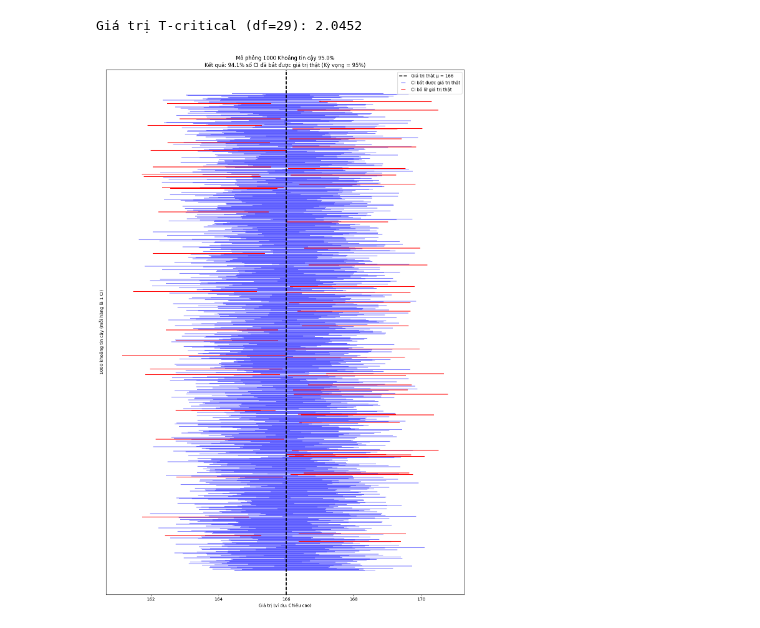
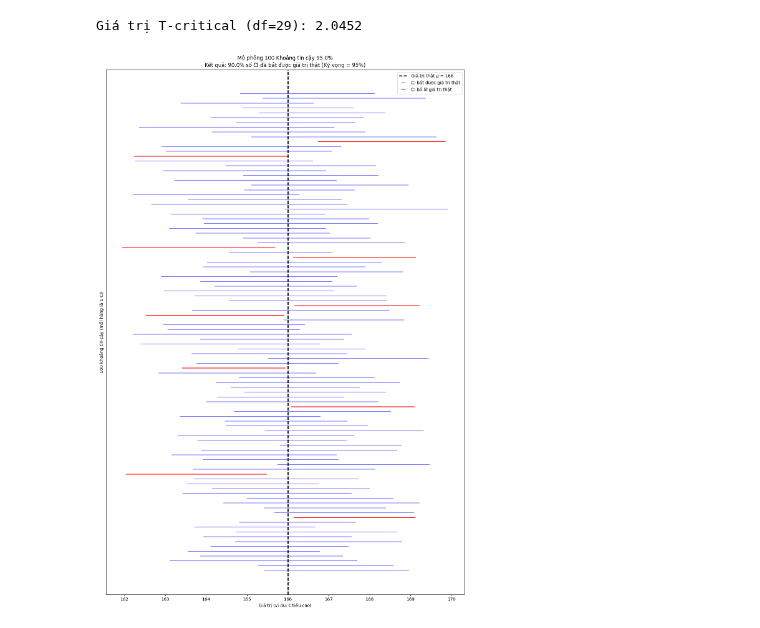
Before and after one commit to tommyto050185/ai-engineer, a Jupyter notebook: Lession/Bai-13/Research_Test_ConfidenceInterval.ipynb, the cells around one changed output. Drawn from its saved outputs; the diff is of its cells as text; code cells hidden in the pictures.

```diff
--- a/Lession/Bai-13/Research_Test_ConfidenceInterval.ipynb
+++ b/Lession/Bai-13/Research_Test_ConfidenceInterval.ipynb
@@ -9,7 +9,7 @@ POPULATION_MEAN = 166  # Giá trị "thật" của tổng thể (μ)
 POPULATION_STD = 5     # Độ lệch chuẩn "thật" của tổng thể (σ)
 
 N_SAMPLES = 30         # Kích thước của MỖI mẫu (n=30)
-N_SIMULATIONS = 1000   # Số lần mô phỏng (tính 1000 CIs)
+N_SIMULATIONS = 100   # Số lần mô phỏng (tính 1000 CIs)
 CONFIDENCE_LEVEL = 0.95 # Mức tin cậy
 
 # Tính giá trị t-critical (dùng t-distribution vì chúng ta dùng std mẫu)
@@ -56,31 +56,31 @@ plt.figure(figsize=(12, 18))
 # Tách dữ liệu để vẽ
 # Các CI "bắt" đúng (màu xanh)
 if captured_cis_data:
     cap_means, cap_mes, cap_y = zip(*captured_cis_data)
     plt.errorbar(x=cap_means, y=cap_y, xerr=cap_mes, fmt='none', color='blue', alpha=0.5, label='CI bắt được giá trị thật')
 
 # Các CI "bỏ lỡ" (màu đỏ)
 if missed_cis_data:
     miss_means, miss_mes, miss_y = zip(*missed_cis_data)
     plt.errorbar(x=miss_means, y=miss_y, xerr=miss_mes, fmt='none', color='red', alpha=1.0, label='CI bỏ lỡ giá trị thật')
 
 # Vẽ đường "Sự thật" (Population Mean)
 plt.axvline(x=POPULATION_MEAN, color='black', linestyle='--', linewidth=2, label=f'Giá trị thật μ = {POPULATION_MEAN}')
 
 # Tính toán tỷ lệ
 percent_captured = (captured_count / N_SIMULATIONS) * 100
 
 # Định dạng biểu đồ
 plt.yticks([], []) # Ẩn 1000 con số trên trục Y cho đỡ rối
 plt.xlabel('Giá trị (ví dụ: Chiều cao)')
 plt.ylabel(f'{N_SIMULATIONS} khoảng tin cậy (mỗi hàng là 1 CI)')
 plt.title(f"Mô phỏng {N_SIMULATIONS} Khoảng tin cậy {CONFIDENCE_LEVEL*100}%\n"
           f"Kết quả: {percent_captured:.1f}% số CI đã bắt được giá trị thật (Kỳ vọng = 95%)")
 plt.legend(loc='upper right')
 plt.tight_layout()
 
 # Hiển thị biểu đồ
 plt.show()
 # %% [output]
 Giá trị T-critical (df=29): 2.0452
-[figure, old version]
+[figure, new version]
```
Also changed, not shown: 3 other files.
